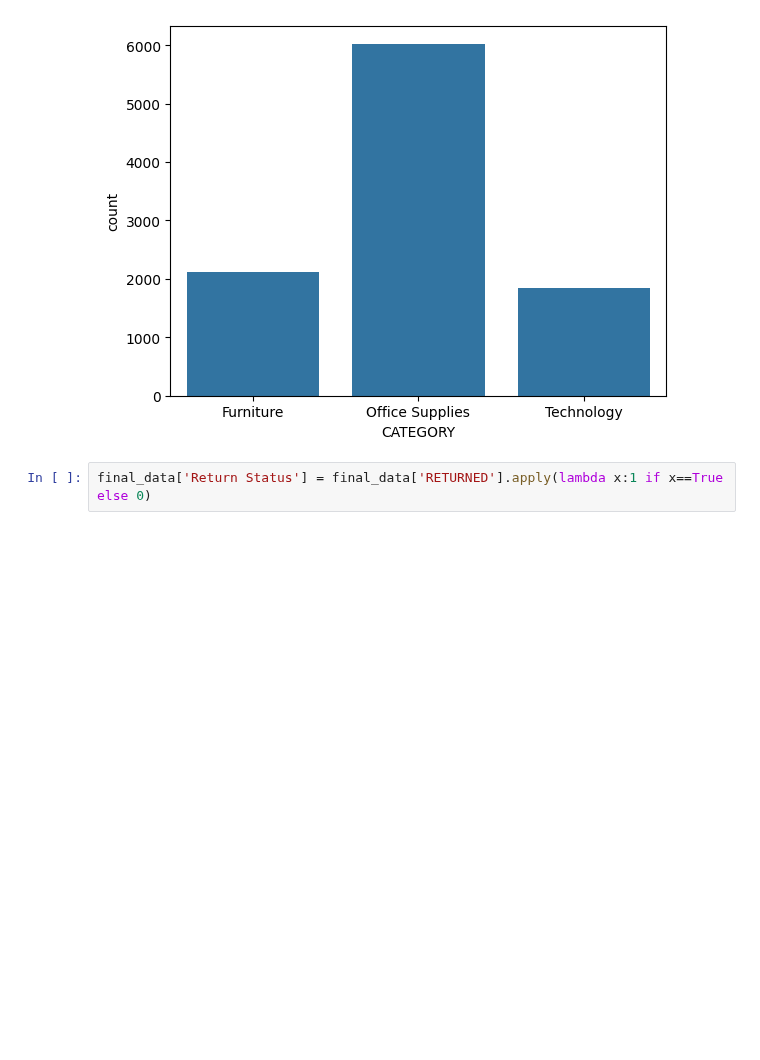
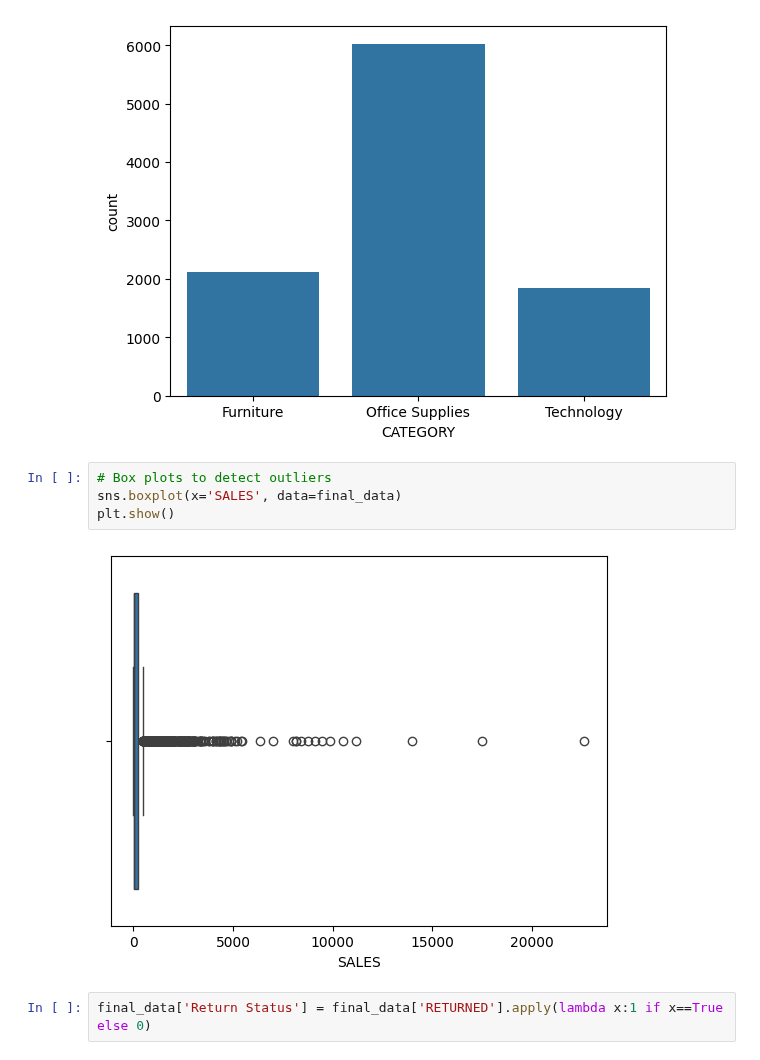
Before and after one commit to MandalaSandeep0704/Sandeep, a Jupyter notebook: Untitled.ipynb, the cells around one changed output. Drawn from its saved outputs; the diff is of its cells as text; blank space fills up the shorter version.

```diff
--- a/Untitled.ipynb
+++ b/Untitled.ipynb
@@ -172,6 +172,12 @@ sns.countplot(x='CATEGORY', data=final_data)
 plt.show()
 # %% [output]
 [figure]
+# %%
+# Box plots to detect outliers
+sns.boxplot(x='SALES', data=final_data)
+plt.show()
+# %% [output]
+[figure, added]
 # %%
 final_data['Return Status'] = final_data['RETURNED'].apply(lambda x:1 if x==True else 0)
 # %%
```
